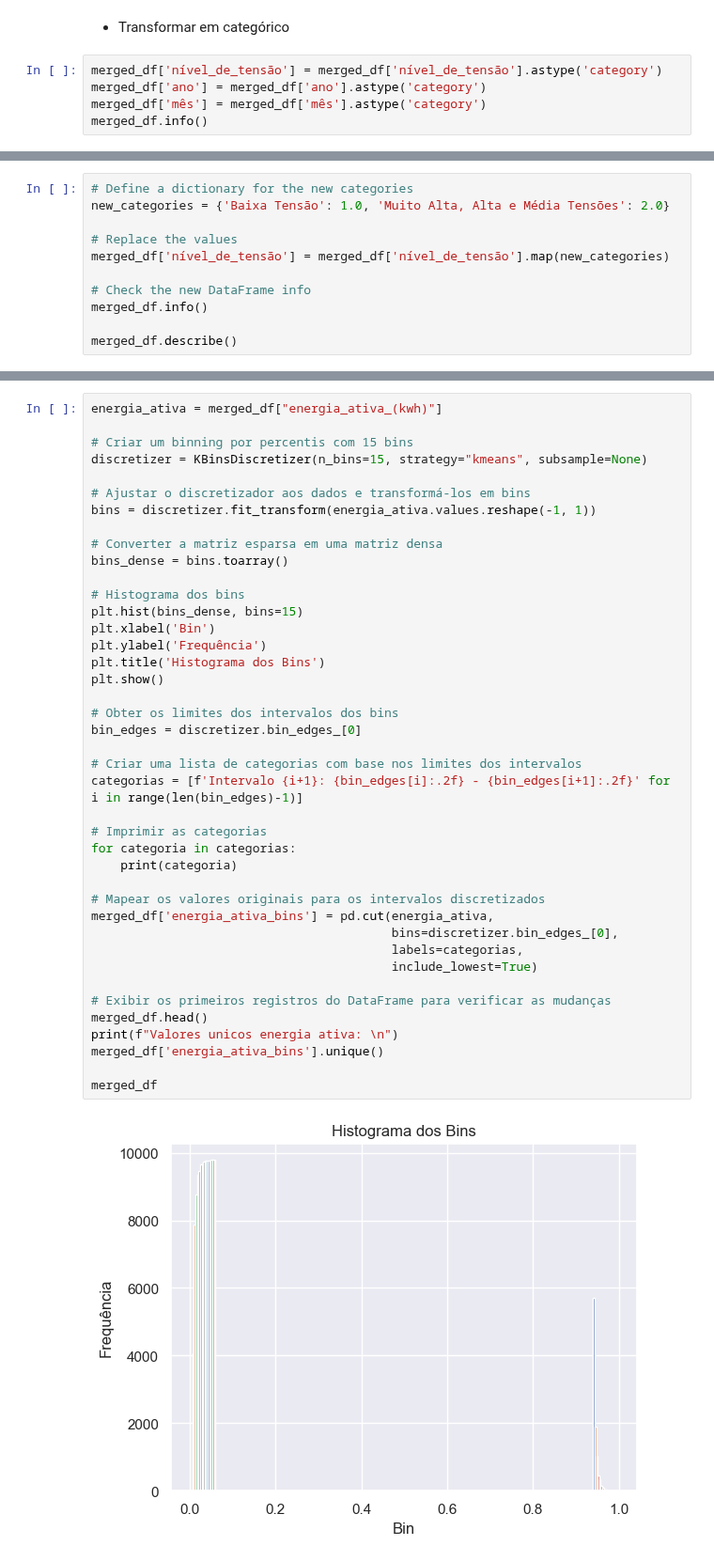
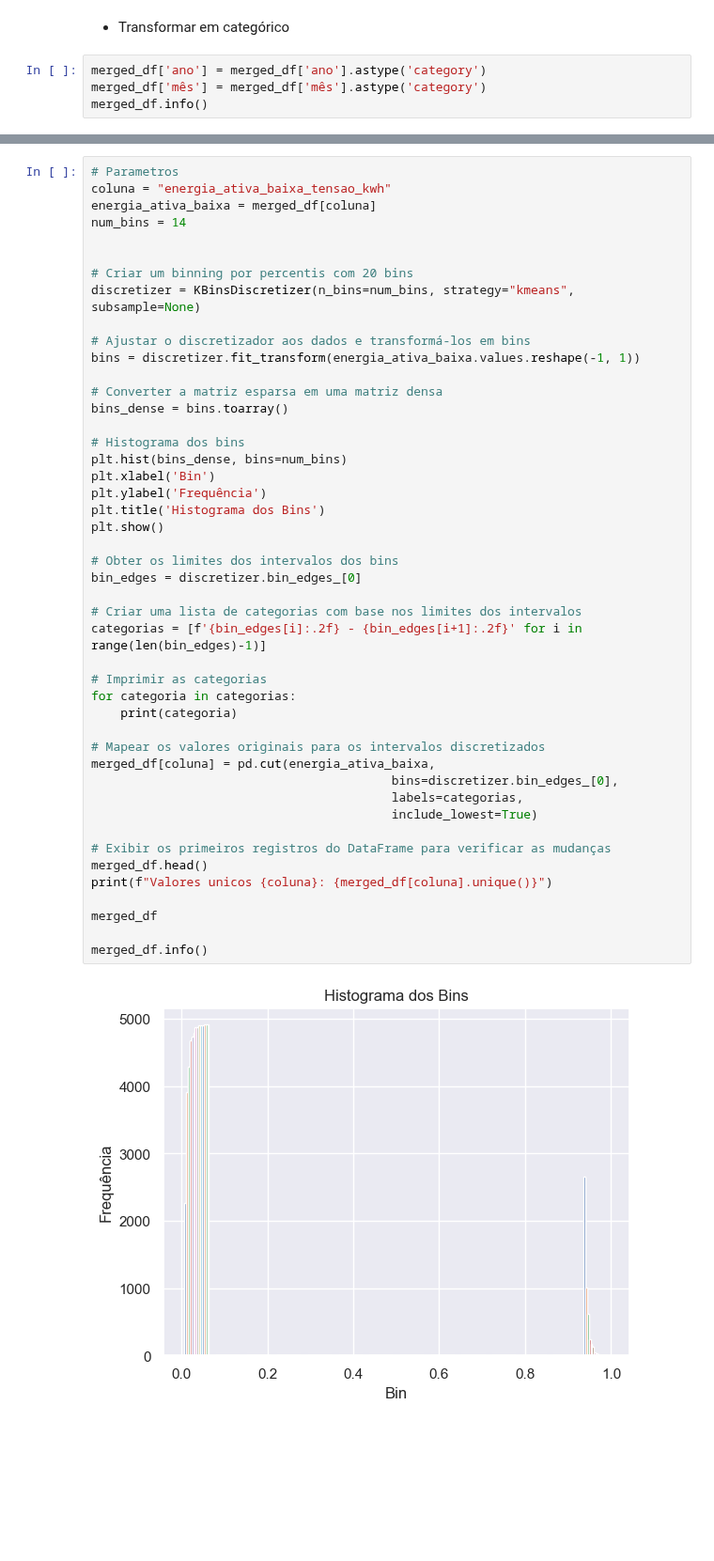
Before and after one commit to kreativermario/Projeto-DECD, a Jupyter notebook: notebooks/data_preparation_categoric.ipynb, the cells around one changed output, grey strips where cells are left out. Shown at 94% size. Drawn from its saved outputs; the diff is of its cells as text; blank space fills up the shorter version.

Commit message:
Merge das linhas de tipo de tensão numa única

```diff
--- a/notebooks/data_preparation_categoric.ipynb
+++ b/notebooks/data_preparation_categoric.ipynb
@@ -59,7 +58,6 @@ Unique values in mês: [ 8  9 10 11 12  1  2  3  4  5  6  7]
 # %% [markdown]
 - Transformar em categórico
 # %%
-merged_df['nível_de_tensão'] = merged_df['nível_de_tensão'].astype('category')
 merged_df['ano'] = merged_df['ano'].astype('category')
 merged_df['mês'] = merged_df['mês'].astype('category')
 merged_df.info()
@@ -84,11 +81,0 @@ memory usage: 564.8 KB
-# %%
-# Define a dictionary for the new categories
-new_categories = {'Baixa Tensão': 1.0, 'Muito Alta, Alta e Média Tensões': 2.0}
-
-# Replace the values
-merged_df['nível_de_tensão'] = merged_df['nível_de_tensão'].map(new_categories)
-
-# Check the new DataFrame info
-merged_df.info()
-
-merged_df.describe()
@@ -122,43 +86,48 @@ memory usage: 631.6 KB
 # %%
-energia_ativa = merged_df["energia_ativa_(kwh)"]
+# Parametros
+coluna = "energia_ativa_baixa_tensao_kwh"
+energia_ativa_baixa = merged_df[coluna]
+num_bins = 14
 
-# Criar um binning por percentis com 15 bins
-discretizer = KBinsDiscretizer(n_bins=15, strategy="kmeans", subsample=None)
+
+# Criar um binning por percentis com 20 bins
+discretizer = KBinsDiscretizer(n_bins=num_bins, strategy="kmeans", subsample=None)
 
 # Ajustar o discretizador aos dados e transformá-los em bins
-bins = discretizer.fit_transform(energia_ativa.values.reshape(-1, 1))
+bins = discretizer.fit_transform(energia_ativa_baixa.values.reshape(-1, 1))
 
 # Converter a matriz esparsa em uma matriz densa
 bins_dense = bins.toarray()
 
 # Histograma dos bins
-plt.hist(bins_dense, bins=15)
+plt.hist(bins_dense, bins=num_bins)
 plt.xlabel('Bin')
 plt.ylabel('Frequência')
 plt.title('Histograma dos Bins')
 plt.show()
 
 # Obter os limites dos intervalos dos bins
 bin_edges = discretizer.bin_edges_[0]
 
 # Criar uma lista de categorias com base nos limites dos intervalos
-categorias = [f'Intervalo {i+1}: {bin_edges[i]:.2f} - {bin_edges[i+1]:.2f}' for i in range(len(bin_edges)-1)]
+categorias = [f'{bin_edges[i]:.2f} - {bin_edges[i+1]:.2f}' for i in range(len(bin_edges)-1)]
 
 # Imprimir as categorias
 for categoria in categorias:
     print(categoria)
 
 # Mapear os valores originais para os intervalos discretizados
-merged_df['energia_ativa_bins'] = pd.cut(energia_ativa,
+merged_df[coluna] = pd.cut(energia_ativa_baixa,
                                          bins=discretizer.bin_edges_[0],
                                          labels=categorias,
                                          include_lowest=True)
 
 # Exibir os primeiros registros do DataFrame para verificar as mudanças
 merged_df.head()
-print(f"Valores unicos energia ativa: \n")
-merged_df['energia_ativa_bins'].unique()
+print(f"Valores unicos {coluna}: {merged_df[coluna].unique()}")
 
 merged_df
+
+merged_df.info()
 # %% [output]
-[figure, old version]
+[figure, new version]
```
Also changed, not shown: parts of 13 cells of this notebook, 5 other files.
